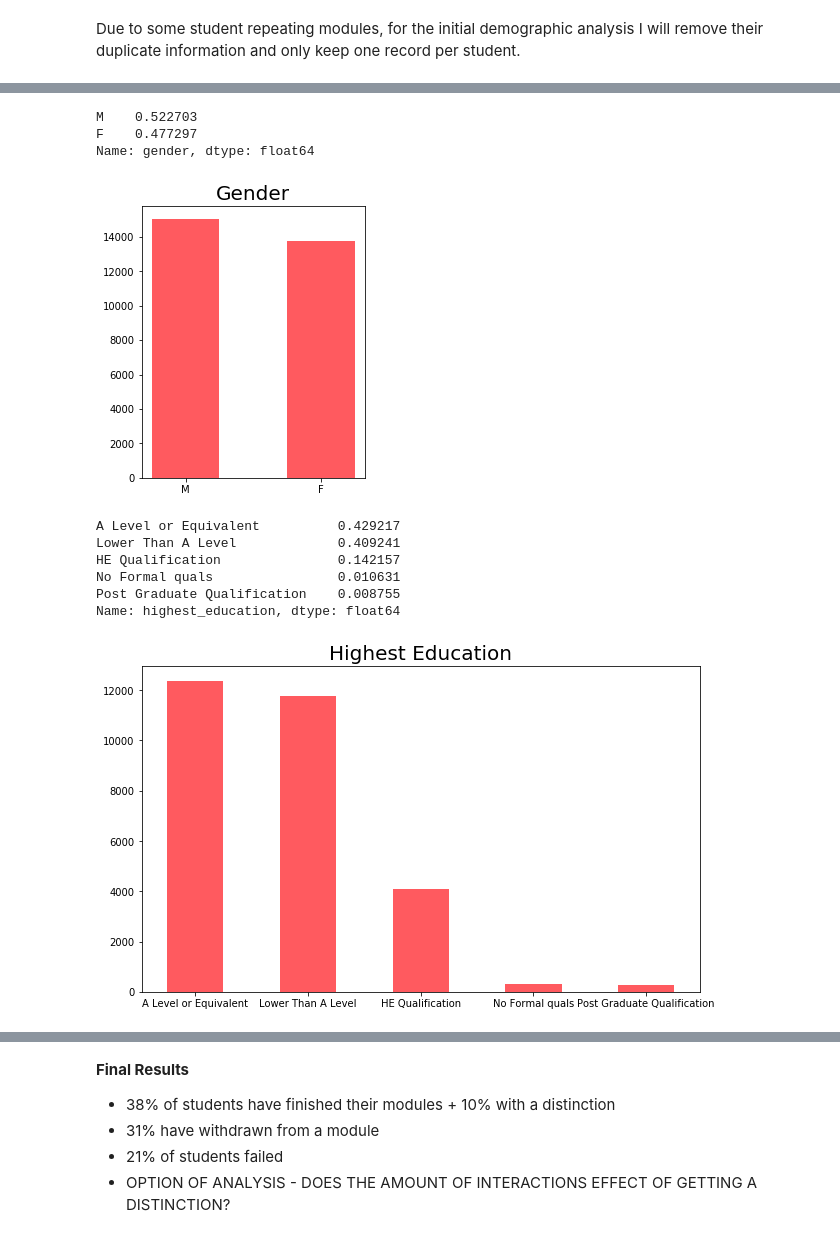
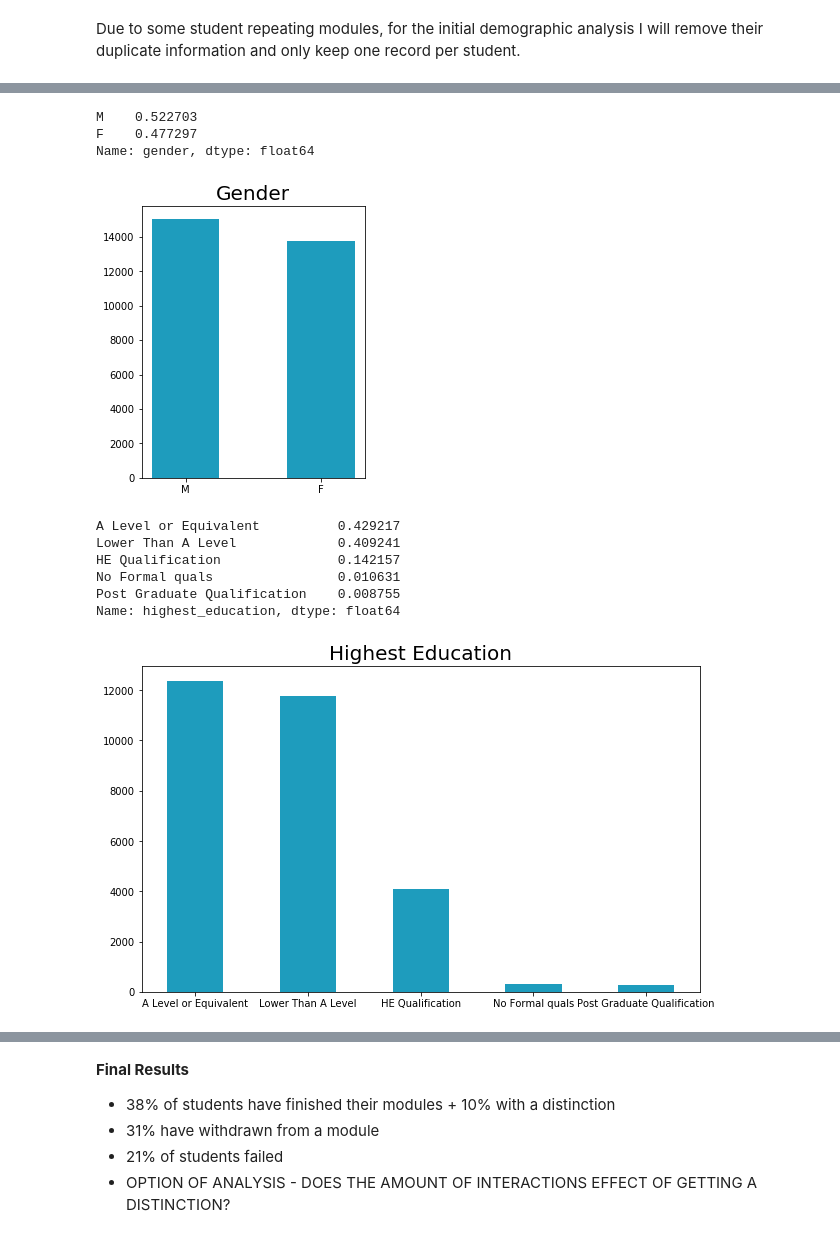
Before and after one commit to nikolholicka/curriculum, a Jupyter notebook: mod6/project_ideas/project_idea_2.ipynb, the cells around one changed output, grey strips where cells are left out. Drawn from its saved outputs; the diff is of its cells as text; code cells hidden in the pictures.

```diff
--- a/mod6/project_ideas/project_idea_2.ipynb
+++ b/mod6/project_ideas/project_idea_2.ipynb
@@ -48,20 +59,20 @@ st_clean = pd.DataFrame.drop_duplicates (st, subset = 'id_student')
 # %%
 def plot_cat_var(column,title,size=(10,6)):
     new_d = dict(column.value_counts())
     d_keys = list(new_d.keys())
     d_values = list(new_d.values())
 
     plt.figure(figsize=size)
-    plt.bar(d_keys, d_values,color='#ff5a5f', width=0.5)
+    plt.bar(d_keys, d_values,color='#1e9cbd', width=0.5)
     plt.title(title,fontsize=20)
 
 plot_cat_var(st_clean.gender,'Gender',size=(4,5))
 st_clean.gender.value_counts(normalize=True)
 # %% [output]
 M    0.522703
 F    0.477297
 Name: gender, dtype: float64
-[figure, old version]
+[figure, new version]
 # %%
 plot_cat_var(st_clean.highest_education,'Highest Education')
 st_clean.highest_education.value_counts(normalize=True)
@@ -72,7 +83,7 @@ HE Qualification               0.142157
 No Formal quals                0.010631
 Post Graduate Qualification    0.008755
 Name: highest_education, dtype: float64
-[figure, old version]
+[figure, new version]
 # %%
 plot_cat_var(st_clean.age_band,'Age Band')
 st_clean.age_band.value_counts(normalize=True)
```
Also changed, not shown: parts of 42 cells of this notebook, 1 other file.
